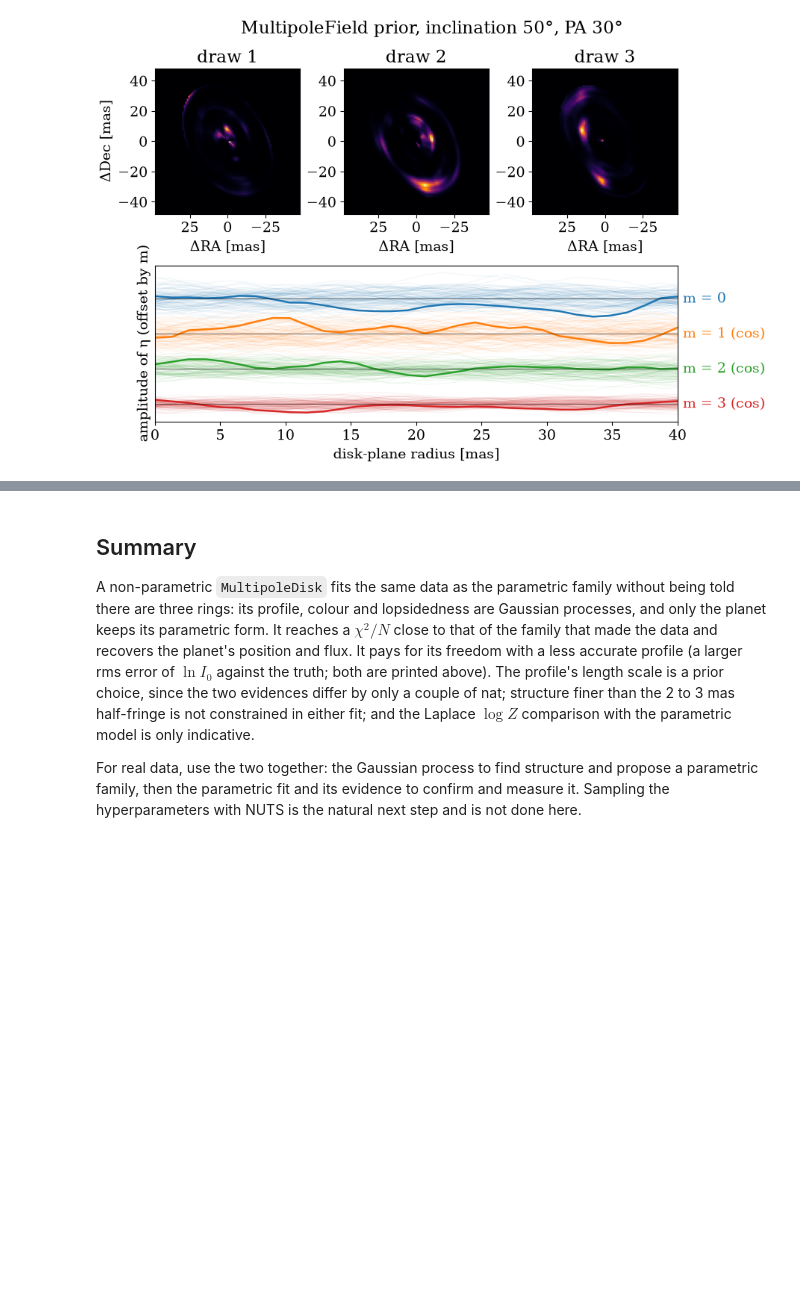
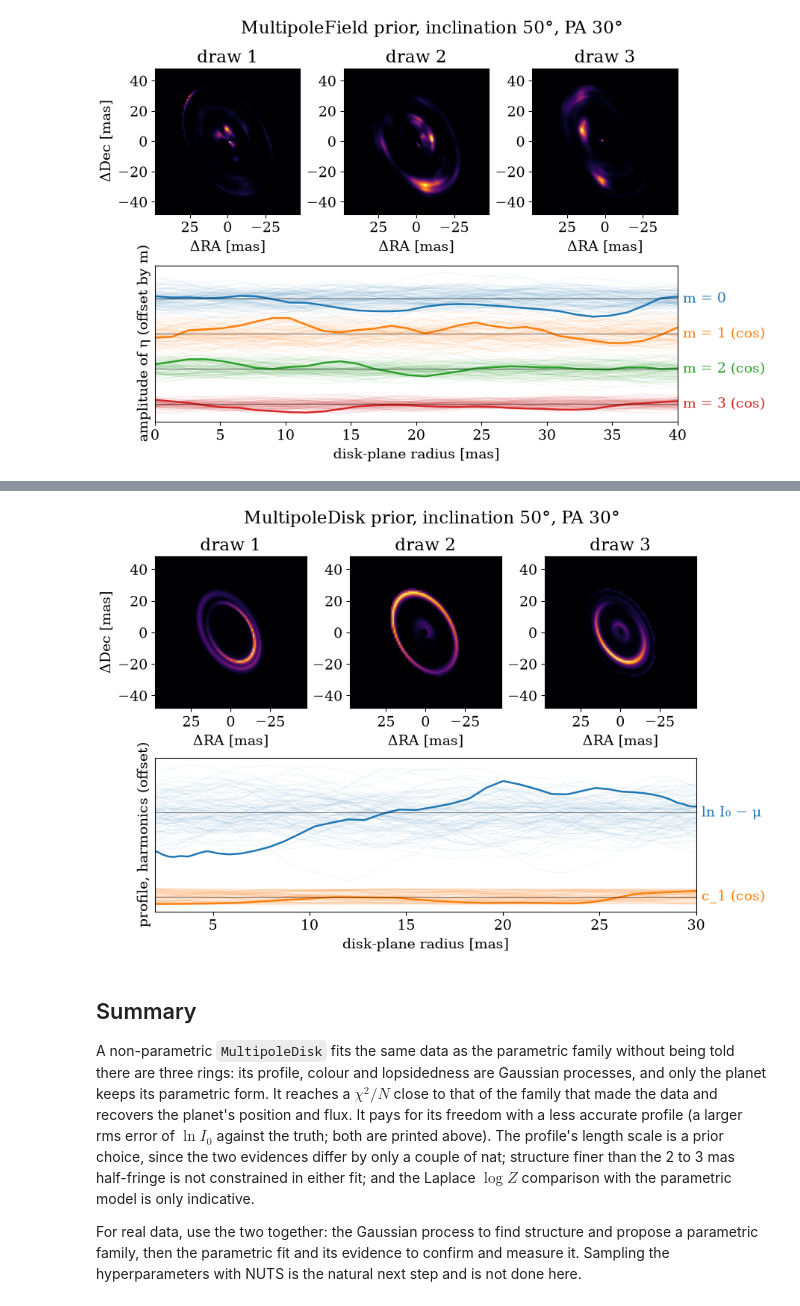
Before and after one commit to benjaminpope/drpangloss, a Jupyter notebook: notebooks/multipole_disk_rings.ipynb, the cells around one changed output, grey strips where cells are left out. Saved outputs shown, nothing was run; the diff lists cells and outputs as text; code cells hidden in the pictures; blank space fills up the shorter version.

Commit message:
plot_field_draws: accept a MultipoleDisk with a RadialGP profile; prior figure in the multipole disk tutorial
Co-Authored-By: Claude Sonnet 5.5 <noreply@anthropic.com>

```diff
--- a/notebooks/multipole_disk_rings.ipynb
+++ b/notebooks/multipole_disk_rings.ipynb
@@ -397,3 +399,15 @@ plt.show()
+# %%
+from virgil.models import Harmonics, MultipoleDisk, MultipoleKernel, RadialGP
+
+disk = MultipoleDisk(
+    RadialGP(2.0, 30.0, sigma=2.0, ell=5.0),
+    harmonics=Harmonics(degree=1, prior=MultipoleKernel(ell_r=5.0, ell_theta=8.0, sigma=0.5, n=10)),
+    inc=50.0, pa=30.0, n_r=48,
+)
+plot_field_draws(disk, 1.0, jax.random.PRNGKey(3), n=300, npix=96, title="MultipoleDisk prior, inclination 50°, PA 30°")
+plt.show()
+# %% [output]
+[figure, added]
 # %% [markdown]
 ## Summary
 
```
Also changed, not shown: parts of 1 cell of this notebook, 5 other files.
